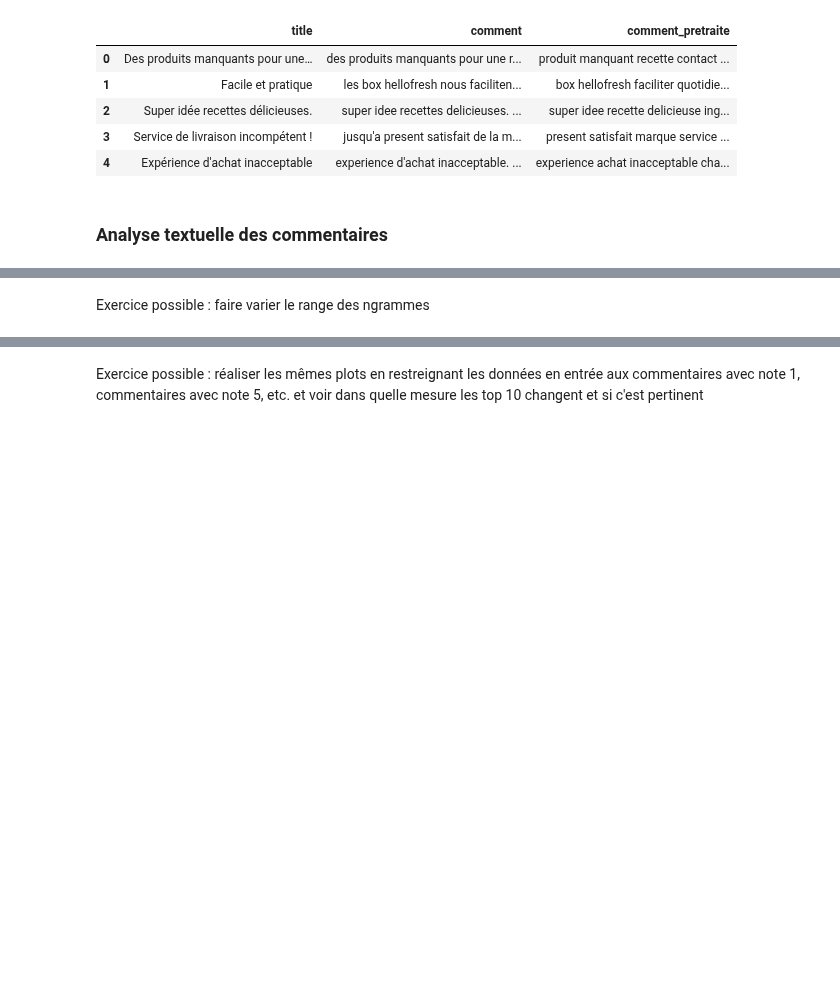
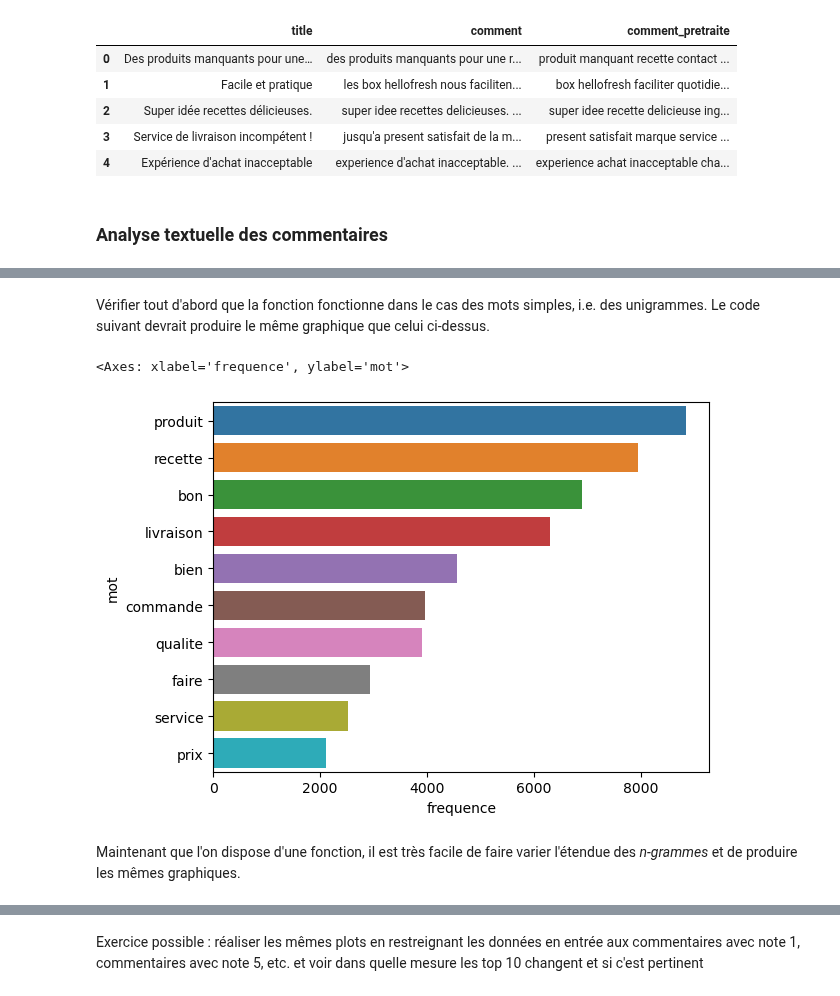
Before and after one commit to InseeFrLab/funathon2023_sujet5, a Jupyter notebook: tutoriel.ipynb, the cells around one changed output, grey strips where cells are left out. Drawn from its saved outputs; the diff is of its cells as text; code cells hidden in the pictures; blank space fills up the shorter version.

```diff
--- a/tutoriel.ipynb
+++ b/tutoriel.ipynb
@@ -830,3 +888,14 @@ _ = plot_freq_n_grammes(commentaires=df["comment_pretraite"],
+# %% [markdown]
+Vérifier tout d'abord que la fonction fonctionne dans le cas des mots simples, i.e. des unigrammes. Le code suivant devrait produire le même graphique que celui ci-dessus.
+# %%
+comptages_1_1 = plot_freq_n_grammes(commentaires=texts,
+                                    ngram_range=(1,1),
+                                    n_results=10)
+
+sns.barplot(x="frequence", y="mot", data=comptages_1_1)
+# %% [output]
+<Axes: xlabel='frequence', ylabel='mot'>
+[figure, added]
 # %% [markdown]
-Exercice possible : faire varier le range des ngrammes
+Maintenant que l'on dispose d'une fonction, il est très facile de faire varier l'étendue des *n-grammes* et de produire les mêmes graphiques.
 # %%
```
Also changed, not shown: parts of 36 cells of this notebook, 1 other file.
